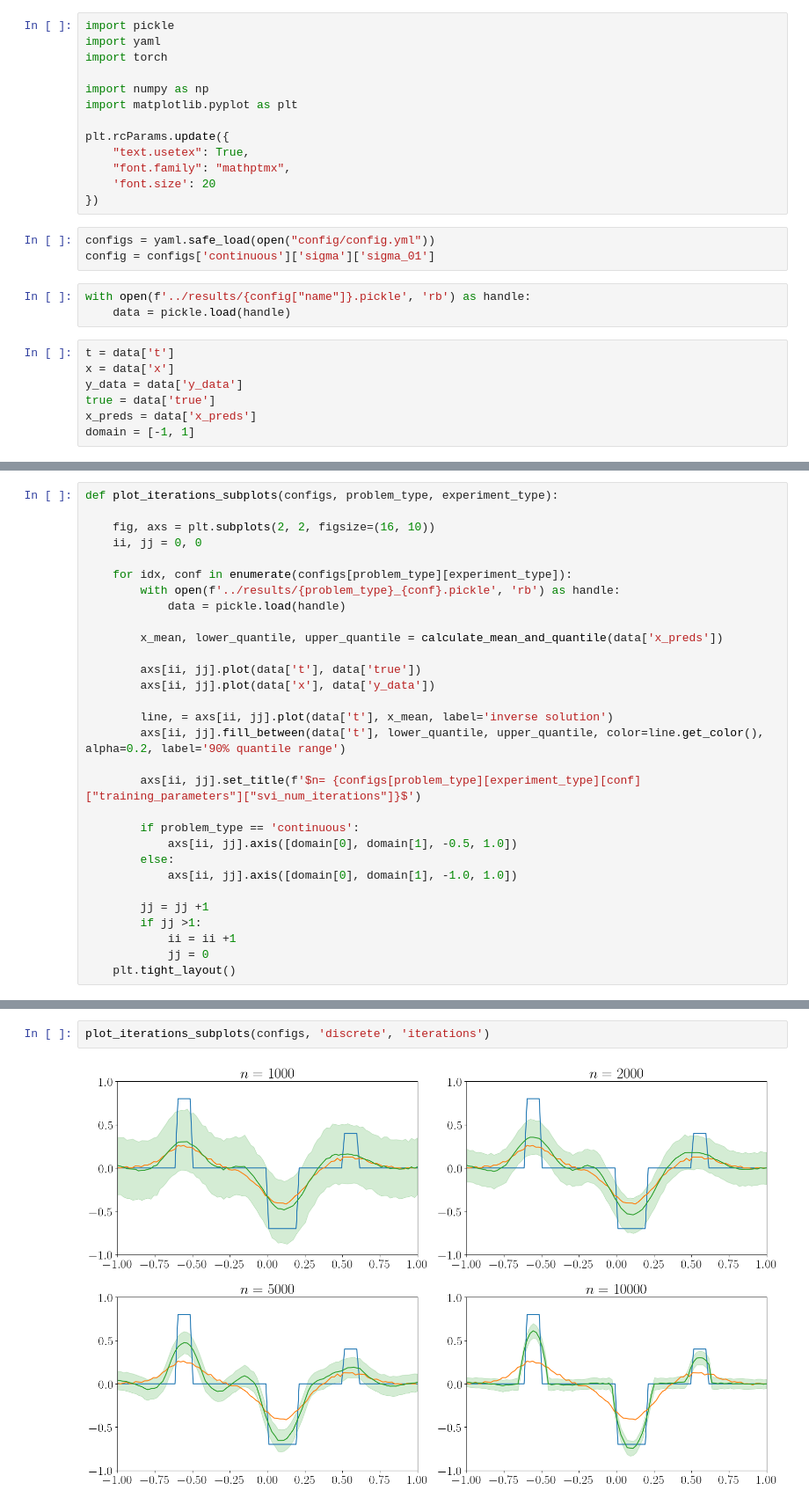
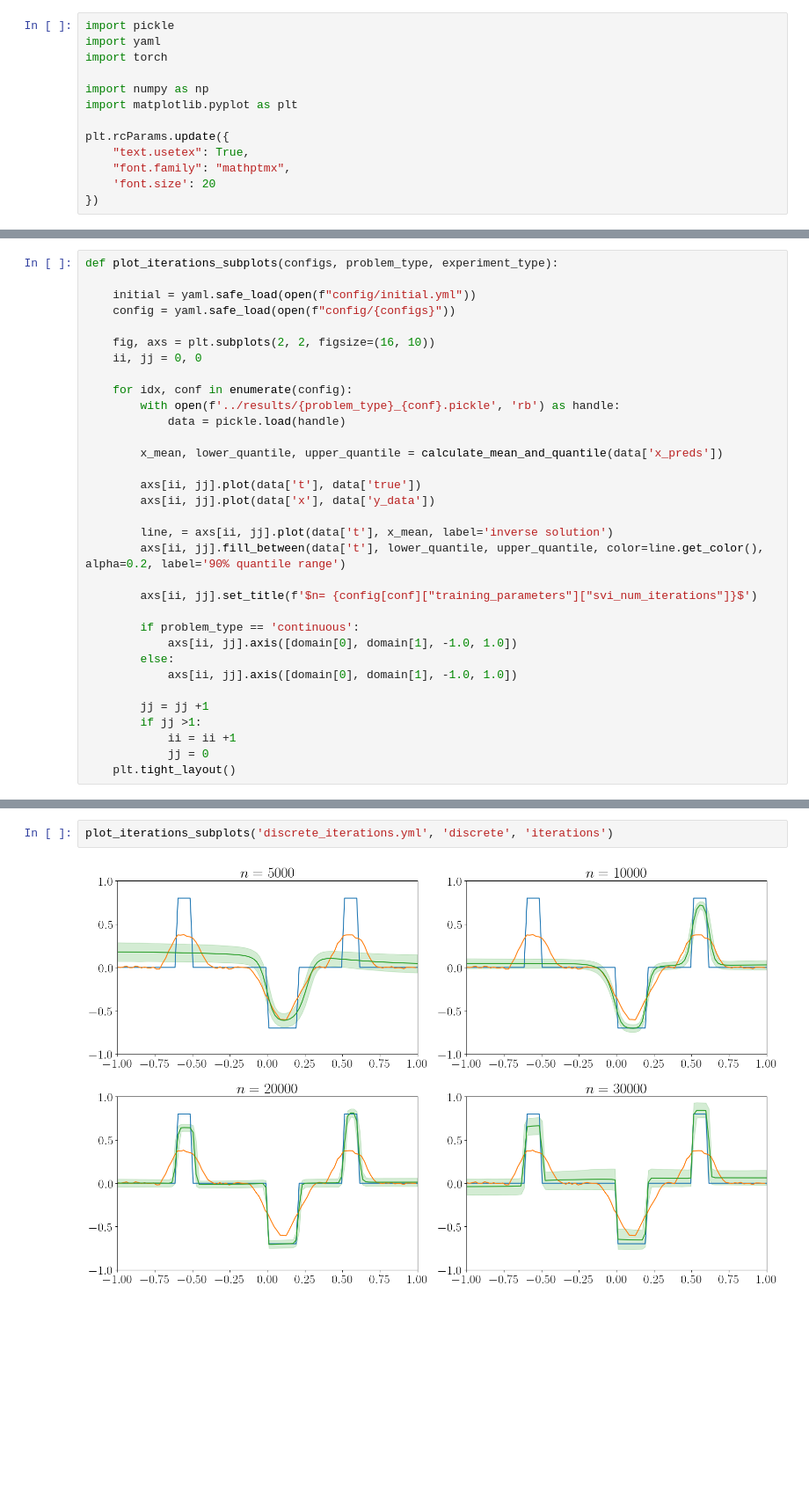
Before and after one commit to akseliekseli/Bayesian-Neural-Networks-with-Stochastic-Variational-Inference-in-Inverse-Problems, a Jupyter notebook: codes/create_images_from_results.ipynb, the cells around one changed output, grey strips where cells are left out. Shown at 88% size. Cells and saved outputs as stored; diff of their text form; blank space fills up the shorter version.

```diff
--- a/codes/create_images_from_results.ipynb
+++ b/codes/create_images_from_results.ipynb
@@ -11,16 +11,3 @@ plt.rcParams.update({
     "font.family": "mathptmx",
     'font.size': 20
 })
-# %%
-configs = yaml.safe_load(open("config/config.yml"))
-config = configs['continuous']['sigma']['sigma_01']
-# %%
-with open(f'../results/{config["name"]}.pickle', 'rb') as handle:
-    data = pickle.load(handle)
-# %%
-t = data['t']
-x = data['x']
-y_data = data['y_data']
-true = data['true']
-x_preds = data['x_preds']
-domain = [-1, 1]
@@ -152,10 +141,13 @@ plot_sigma_subplots(configs, 'discrete','sigma')
 # %%
 def plot_iterations_subplots(configs, problem_type, experiment_type):
+
+    initial = yaml.safe_load(open(f"config/initial.yml"))
+    config = yaml.safe_load(open(f"config/{configs}"))
 
     fig, axs = plt.subplots(2, 2, figsize=(16, 10))
     ii, jj = 0, 0
 
-    for idx, conf in enumerate(configs[problem_type][experiment_type]):
+    for idx, conf in enumerate(config):
         with open(f'../results/{problem_type}_{conf}.pickle', 'rb') as handle:
             data = pickle.load(handle)
 
@@ -167,10 +159,10 @@ def plot_iterations_subplots(configs, problem_type, experiment_type):
         line, = axs[ii, jj].plot(data['t'], x_mean, label='inverse solution')
         axs[ii, jj].fill_between(data['t'], lower_quantile, upper_quantile, color=line.get_color(), alpha=0.2, label='90% quantile range')
 
-        axs[ii, jj].set_title(f'$n= {configs[problem_type][experiment_type][conf]["training_parameters"]["svi_num_iterations"]}$')
+        axs[ii, jj].set_title(f'$n= {config[conf]["training_parameters"]["svi_num_iterations"]}$')
 
         if problem_type == 'continuous':
-            axs[ii, jj].axis([domain[0], domain[1], -0.5, 1.0])
+            axs[ii, jj].axis([domain[0], domain[1], -1.0, 1.0])
         else:
             axs[ii, jj].axis([domain[0], domain[1], -1.0, 1.0])
 
@@ -182,4 +178,4 @@ def plot_iterations_subplots(configs, problem_type, experiment_type):
 # %%
-plot_iterations_subplots(configs, 'discrete', 'iterations')
+plot_iterations_subplots('discrete_iterations.yml', 'discrete', 'iterations')
 # %% [output]
-[figure, old version]
+[figure, new version]
```
Also changed, not shown: parts of 9 cells of this notebook.
